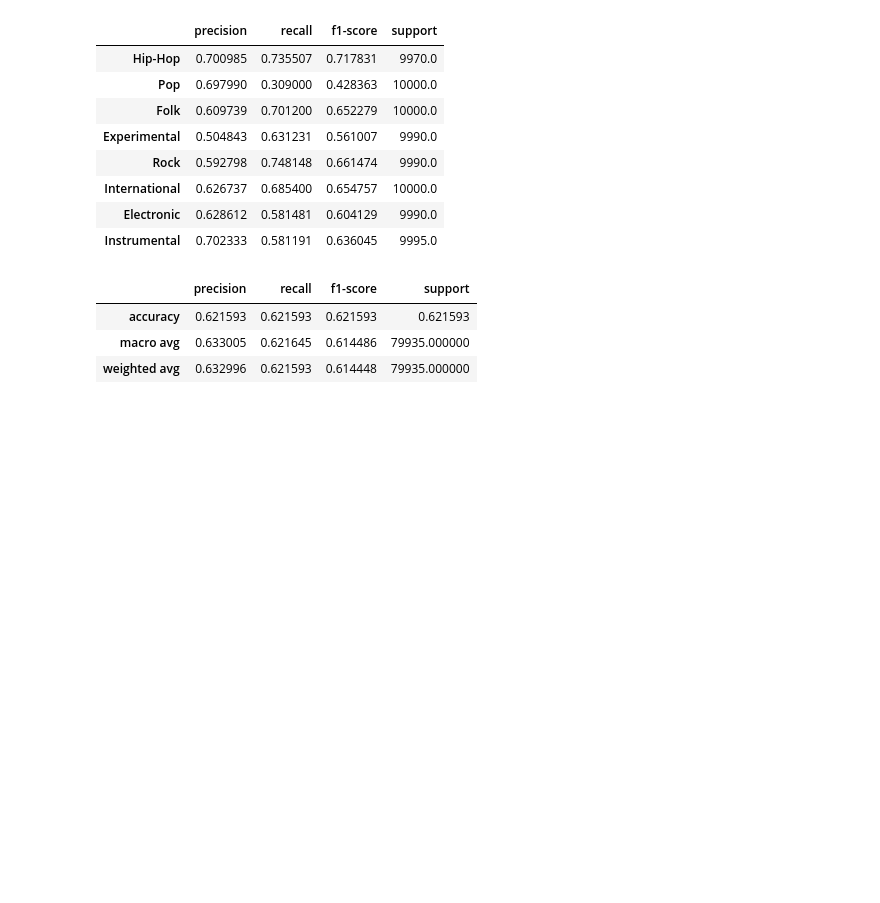
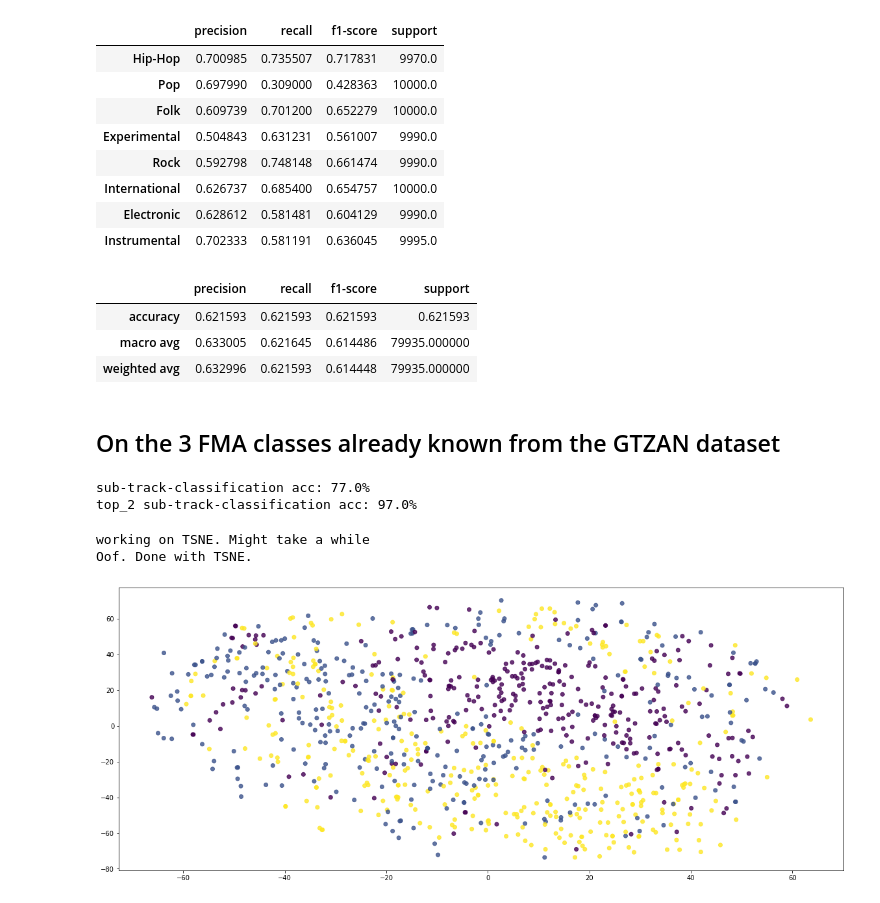
Before and after one commit to Joel103/genre_classification, a Jupyter notebook: ANN_Inference.ipynb, the cells around one changed output. Saved outputs shown, nothing was run; the diff lists cells and outputs as text; code cells hidden in the pictures; blank space fills up the shorter version.

Commit message:
Further plots of the ANN algorithms

```diff
--- a/ANN_Inference.ipynb
+++ b/ANN_Inference.ipynb
@@ -70,3 +78,44 @@ df.tail(3)
 | accuracy | 0.621593 | 0.621593 | 0.621593 | 0.621593 |
 | macro avg | 0.633005 | 0.621645 | 0.614486 | 79935.000000 |
 | weighted avg | 0.632996 | 0.621593 | 0.614448 | 79935.000000 |
+# %% [markdown]
+## On the 3 FMA classes already known from the GTZAN dataset
+# %%
+# 3 genres cm
+v1 = np.where(ann.labels == 0)[0] # Hip-Hop
+v2 = np.where(ann.labels == 1)[0] # Pop
+v3 = np.where(ann.labels == 4)[0] # Rock
+
+idx = np.concatenate([v1, v2, v3])
+
+relevant_embeddings = ann.base_population[idx]
+relevant_labels = ann.labels[idx]
+relevant_filenames = ann.filenames[idx]
+# %%
+ann_gtzan = ANN(embedding_path, label_path, filename_path, -1)
+
+ann_gtzan.genre_names = ['Hip-Hop', 'Pop', 'Rock']
+
+ann_gtzan.base_population = relevant_embeddings
+ann_gtzan.labels = relevant_labels
+ann_gtzan.filenames = relevant_filenames
+
+# add population
+ann_gtzan.annoy_index = AnnoyIndex(ann_gtzan.embedding_size, ann_gtzan.metric)
+for sample_id, embedding in enumerate(ann_gtzan.base_population):
+    ann_gtzan.annoy_index.add_item(sample_id, embedding)
+
+# build
+ann_gtzan.annoy_index.build(ann_gtzan.n_trees);
+# %%
+ann_gtzan.supervised_evaluation(double_vote=False)
+# %% [output]
+sub-track-classification acc: 77.0%
+top_2 sub-track-classification acc: 97.0%
+# %%
+# this takes a very long time to compute (even longer than the evaluation)
+ann_gtzan.plot_tsne(size=1000) # how many random points you want to fit_transform
+# %% [output]
+working on TSNE. Might take a while
+Oof. Done with TSNE.
+[figure, added]
```
Also changed, not shown: parts of 13 cells of this notebook, 1 other file.
